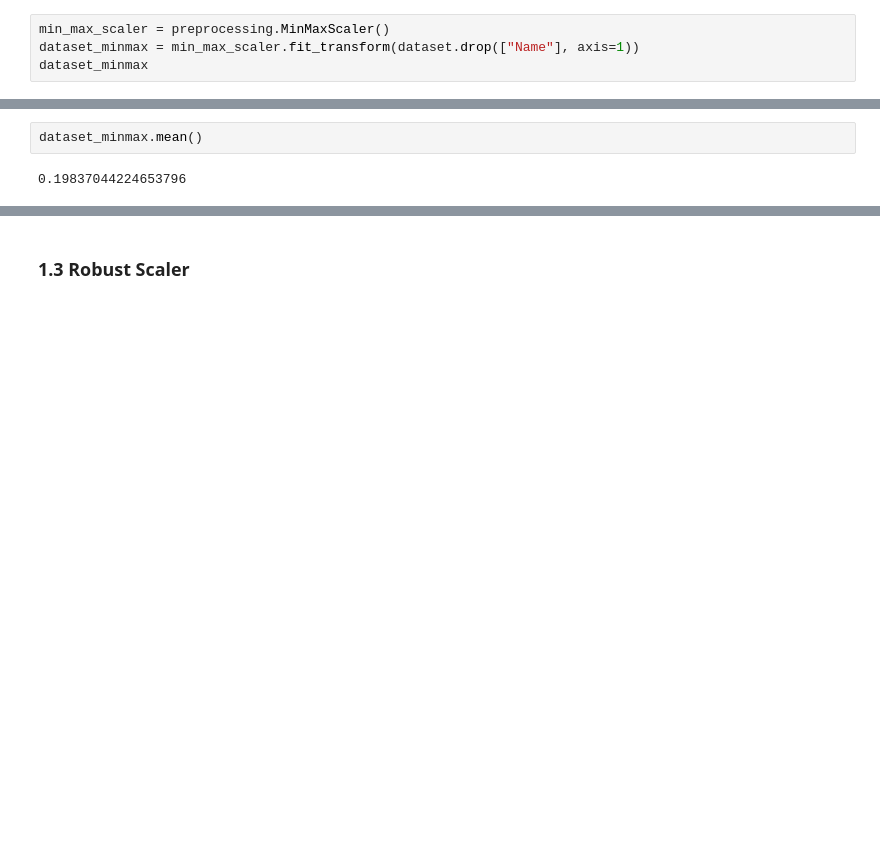
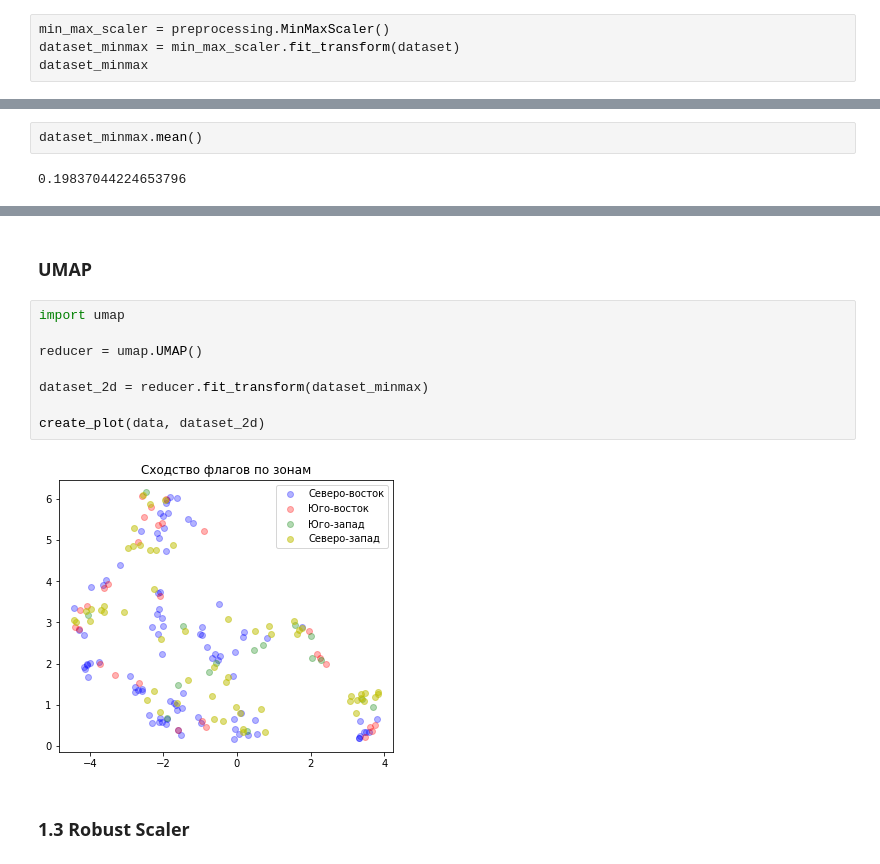
Before and after one commit to IlyaNechaev/ISiT, a Jupyter notebook: 3-4/Scaling.ipynb, the cells around one changed output, grey strips where cells are left out. Cells and saved outputs as stored; diff of their text form; blank space fills up the shorter version.

```diff
--- a/3-4/Scaling.ipynb
+++ b/3-4/Scaling.ipynb
@@ -106,7 +124,7 @@ plt.show()
 ### 1.2 MinMax Scaler
 # %%
 min_max_scaler = preprocessing.MinMaxScaler()
-dataset_minmax = min_max_scaler.fit_transform(dataset.drop(["Name"], axis=1))
+dataset_minmax = min_max_scaler.fit_transform(dataset)
 dataset_minmax
 # %% [output]
 array([[0.8       , 0.        , 0.02892599, ..., 0.        , 0.        ,
@@ -149,3 +159,15 @@ plt.show()
+# %% [markdown]
+### UMAP
+# %%
+import umap
+
+reducer = umap.UMAP()
+
+dataset_2d = reducer.fit_transform(dataset_minmax)
+
+create_plot(data, dataset_2d)
+# %% [output]
+[figure, added]
 # %% [markdown]
 ### 1.3 Robust Scaler
 # %%
```
Also changed, not shown: parts of 22 cells of this notebook.
